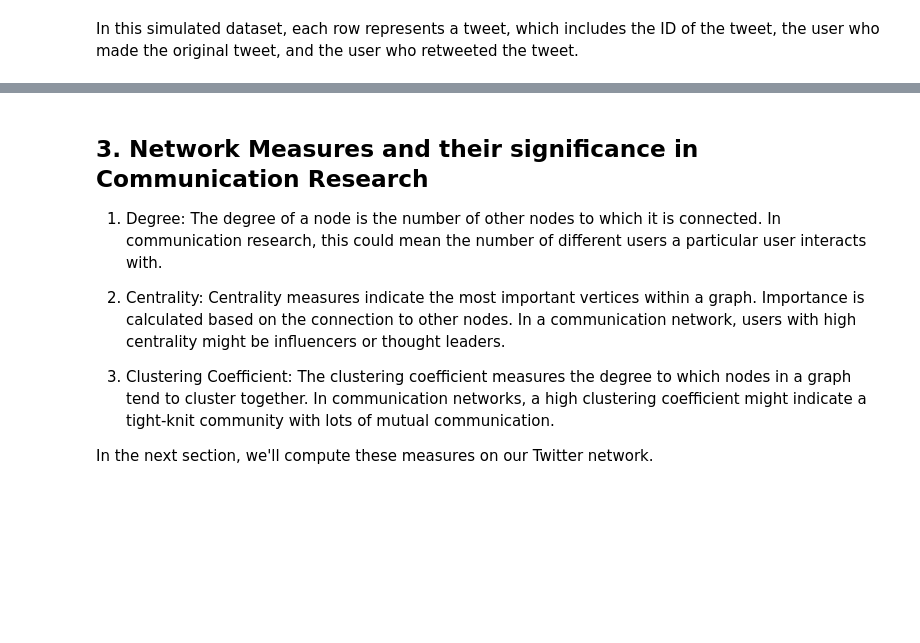
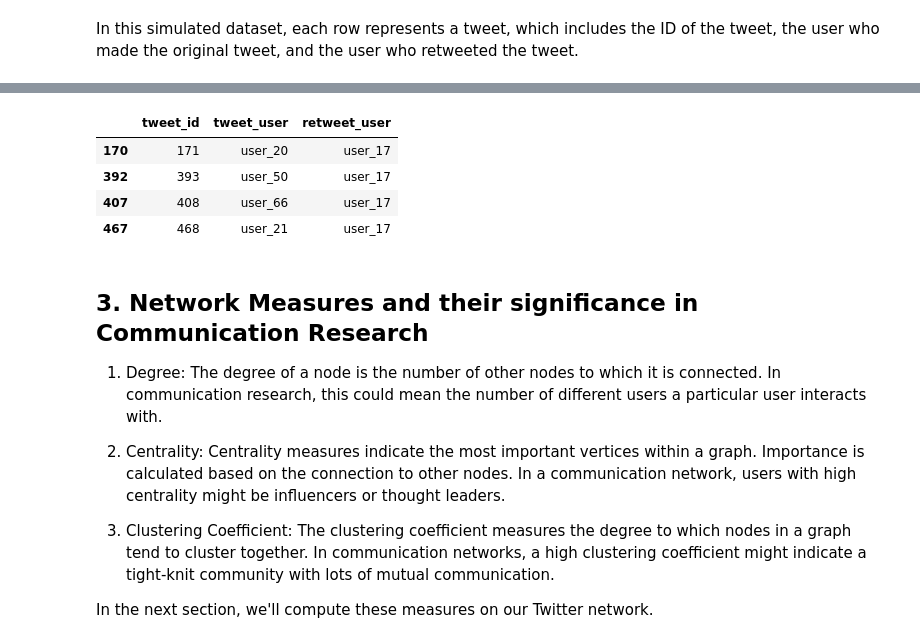
Before and after one commit to yibeichan/COMM160DS, a Jupyter notebook: week_9/lecture_part1.ipynb, the cells around one changed output, grey strips where cells are left out. Saved outputs shown, nothing was run; the diff lists cells and outputs as text; code cells hidden in the pictures; blank space fills up the shorter version.

```diff
--- a/week_9/lecture_part1.ipynb
+++ b/week_9/lecture_part1.ipynb
@@ -106,3 +142,11 @@ plt.show()
+# %%
+twitter_data[twitter_data["retweet_user"]=="user_17"]
+# %% [output]
+|  | tweet_id | tweet_user | retweet_user |
+| 170 | 171 | user_20 | user_17 |
+| 392 | 393 | user_50 | user_17 |
+| 407 | 408 | user_66 | user_17 |
+| 467 | 468 | user_21 | user_17 |
 # %% [markdown]
 ## 3. Network Measures and their significance in Communication Research
 
```
Also changed, not shown: parts of 20 cells of this notebook, 1 other file.
